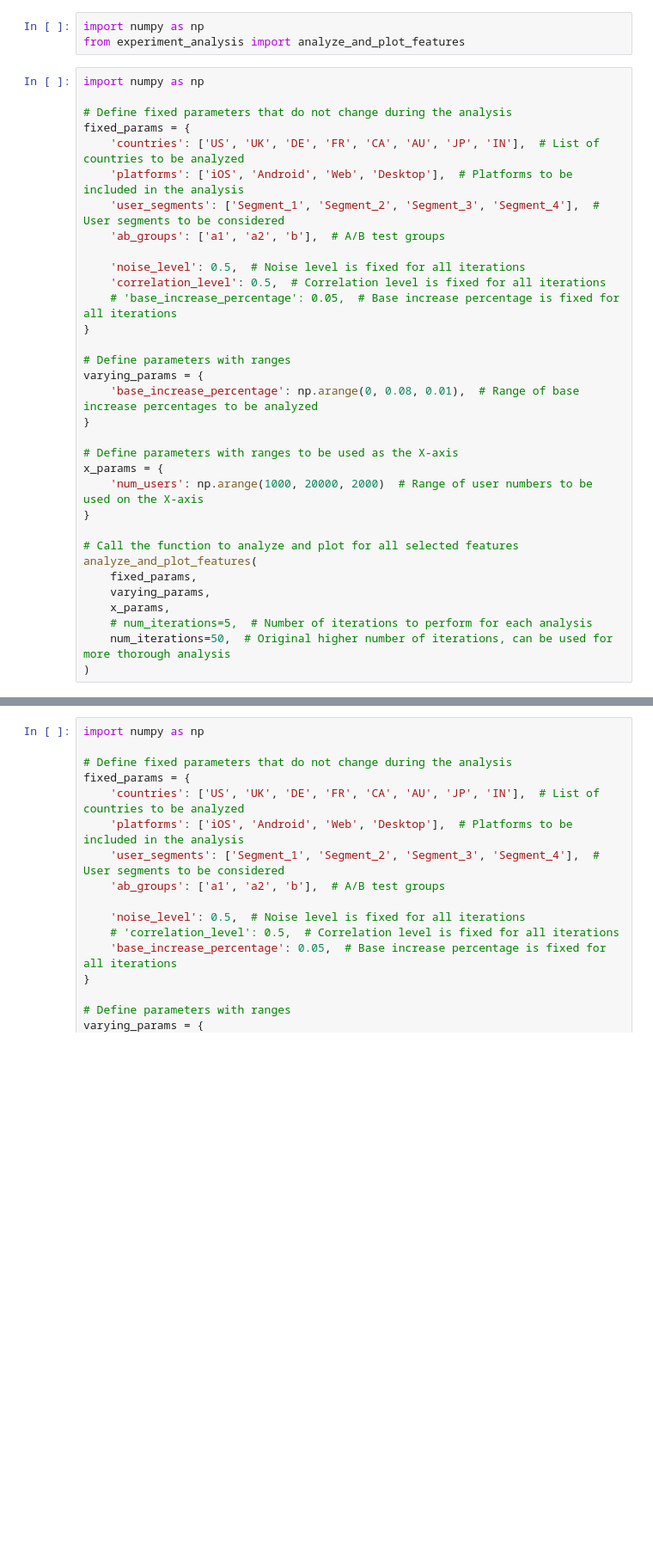
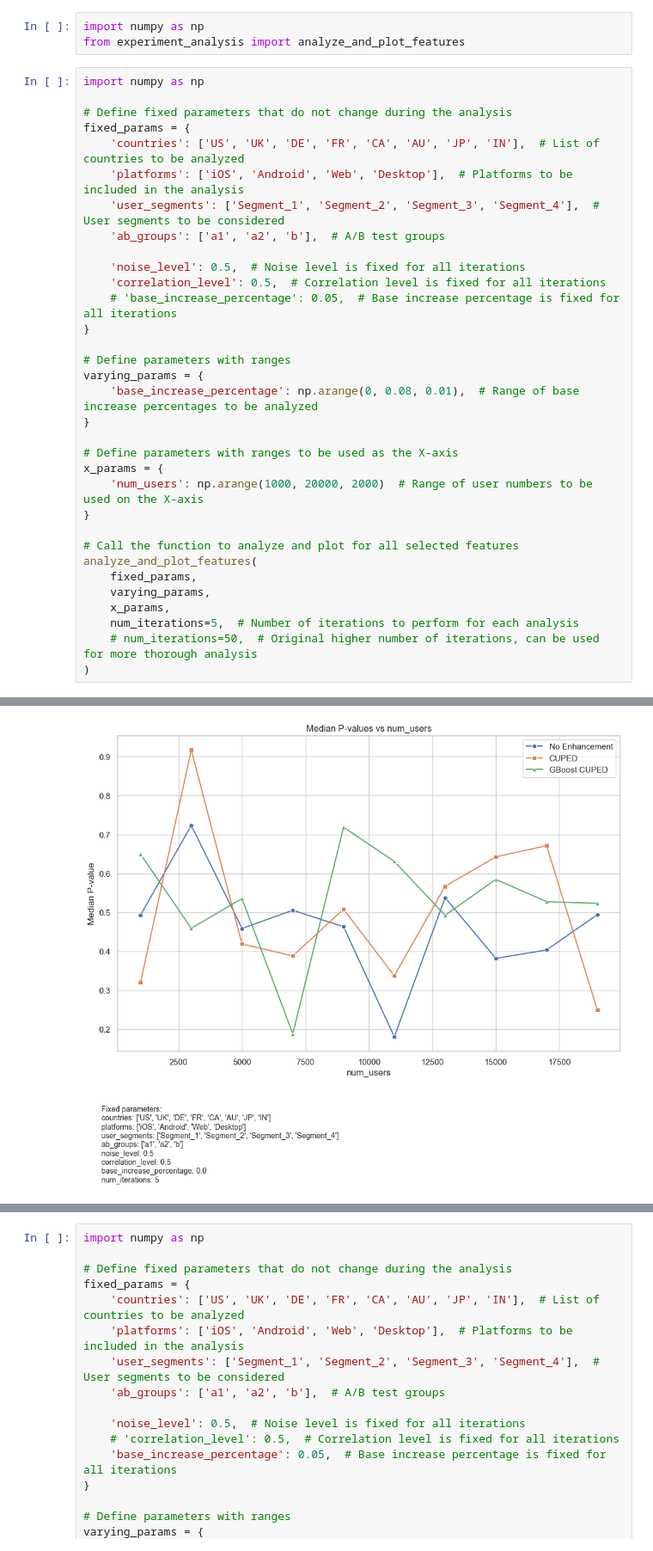
Before and after one commit to dmitry-brazhenko/ab-test-advanced-toolkit, a Jupyter notebook: examples/research.ipynb, the cells around one changed output, grey strips where cells are left out. Shown at 86% size. Saved outputs shown, nothing was run; the diff lists cells and outputs as text; blank space fills up the shorter version.

```diff
--- a/examples/research.ipynb
+++ b/examples/research.ipynb
@@ -10,32 +10,33 @@ import numpy as np
 # Define fixed parameters that do not change during the analysis
 fixed_params = {
     'countries': ['US', 'UK', 'DE', 'FR', 'CA', 'AU', 'JP', 'IN'],  # List of countries to be analyzed
     'platforms': ['iOS', 'Android', 'Web', 'Desktop'],  # Platforms to be included in the analysis
     'user_segments': ['Segment_1', 'Segment_2', 'Segment_3', 'Segment_4'],  # User segments to be considered
     'ab_groups': ['a1', 'a2', 'b'],  # A/B test groups
 
     'noise_level': 0.5,  # Noise level is fixed for all iterations
     'correlation_level': 0.5,  # Correlation level is fixed for all iterations
     # 'base_increase_percentage': 0.05,  # Base increase percentage is fixed for all iterations
 }
 
 # Define parameters with ranges
 varying_params = {
     'base_increase_percentage': np.arange(0, 0.08, 0.01),  # Range of base increase percentages to be analyzed
 }
 
 # Define parameters with ranges to be used as the X-axis
 x_params = {
     'num_users': np.arange(1000, 20000, 2000)  # Range of user numbers to be used on the X-axis
 }
 
 # Call the function to analyze and plot for all selected features
 analyze_and_plot_features(
     fixed_params,
     varying_params,
     x_params,
-    # num_iterations=5,  # Number of iterations to perform for each analysis
-    num_iterations=50,  # Original higher number of iterations, can be used for more thorough analysis
+    num_iterations=5,  # Number of iterations to perform for each analysis
+    # num_iterations=50,  # Original higher number of iterations, can be used for more thorough analysis
 )
 # %% [output]
 INFO:experiment_analysis.experiment_analysis:Analyzing feature 'num_users' with fixed params: {'countries': ['US', 'UK', 'DE', 'FR', 'CA', 'AU', 'JP', 'IN'], 'platforms': ['iOS', 'Android', 'Web', 'De ...
+[figure, added]
```
Also changed, not shown: parts of 1 cell of this notebook, 9 other files.
